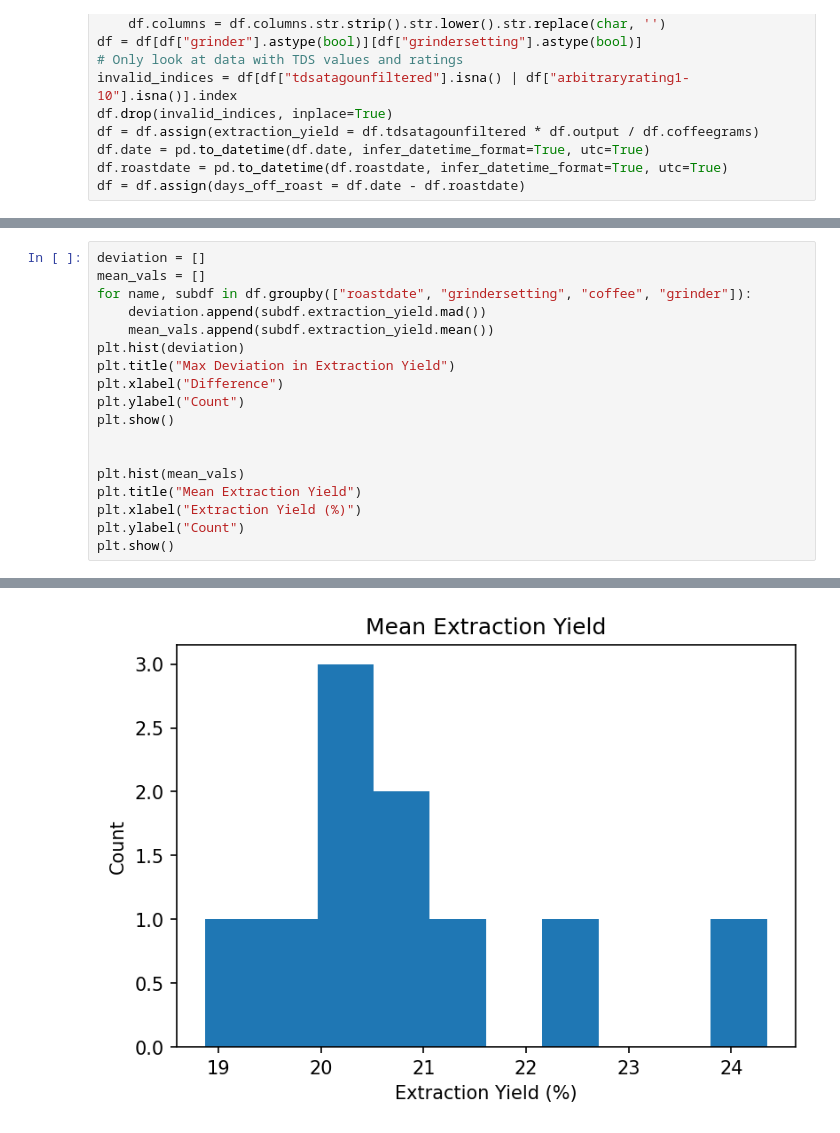
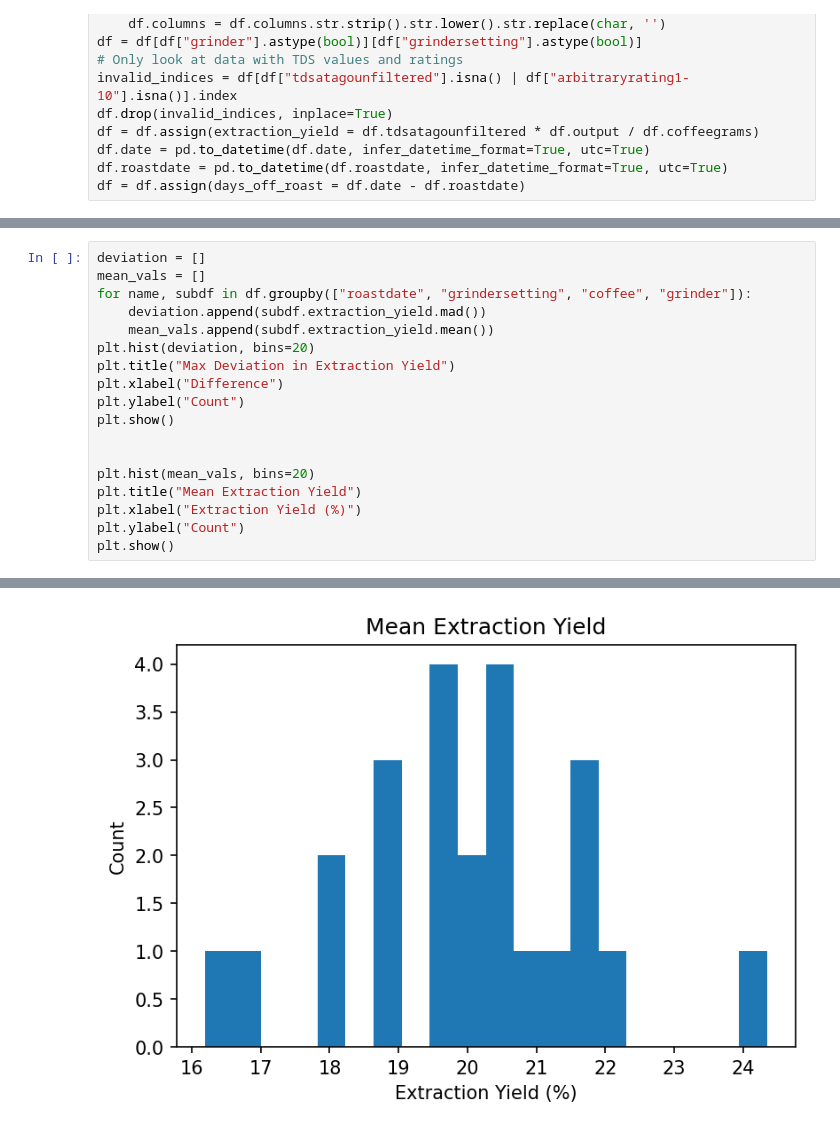
Before and after one commit to badisa/optpresso, a Jupyter notebook: notebooks/tds_analysis.ipynb, the cells around one changed output, grey strips where cells are left out. Saved outputs shown, nothing was run; the diff lists cells and outputs as text.

```diff
--- a/notebooks/tds_analysis.ipynb
+++ b/notebooks/tds_analysis.ipynb
@@ -140,14 +140,14 @@ mean_vals = []
 for name, subdf in df.groupby(["roastdate", "grindersetting", "coffee", "grinder"]):
     deviation.append(subdf.extraction_yield.mad())
     mean_vals.append(subdf.extraction_yield.mean())
-plt.hist(deviation)
+plt.hist(deviation, bins=20)
 plt.title("Max Deviation in Extraction Yield")
 plt.xlabel("Difference")
 plt.ylabel("Count")
 plt.show()
 
 
-plt.hist(mean_vals)
+plt.hist(mean_vals, bins=20)
 plt.title("Mean Extraction Yield")
 plt.xlabel("Extraction Yield (%)")
 plt.ylabel("Count")
@@ -157,3 +157,3 @@ plt.show()
-[figure, old version]
+[figure, new version]
 # %%
 offroast_df = df[df["days_off_roast"].notna()]
```
Also changed, not shown: parts of 5 cells of this notebook, 5 other files.
